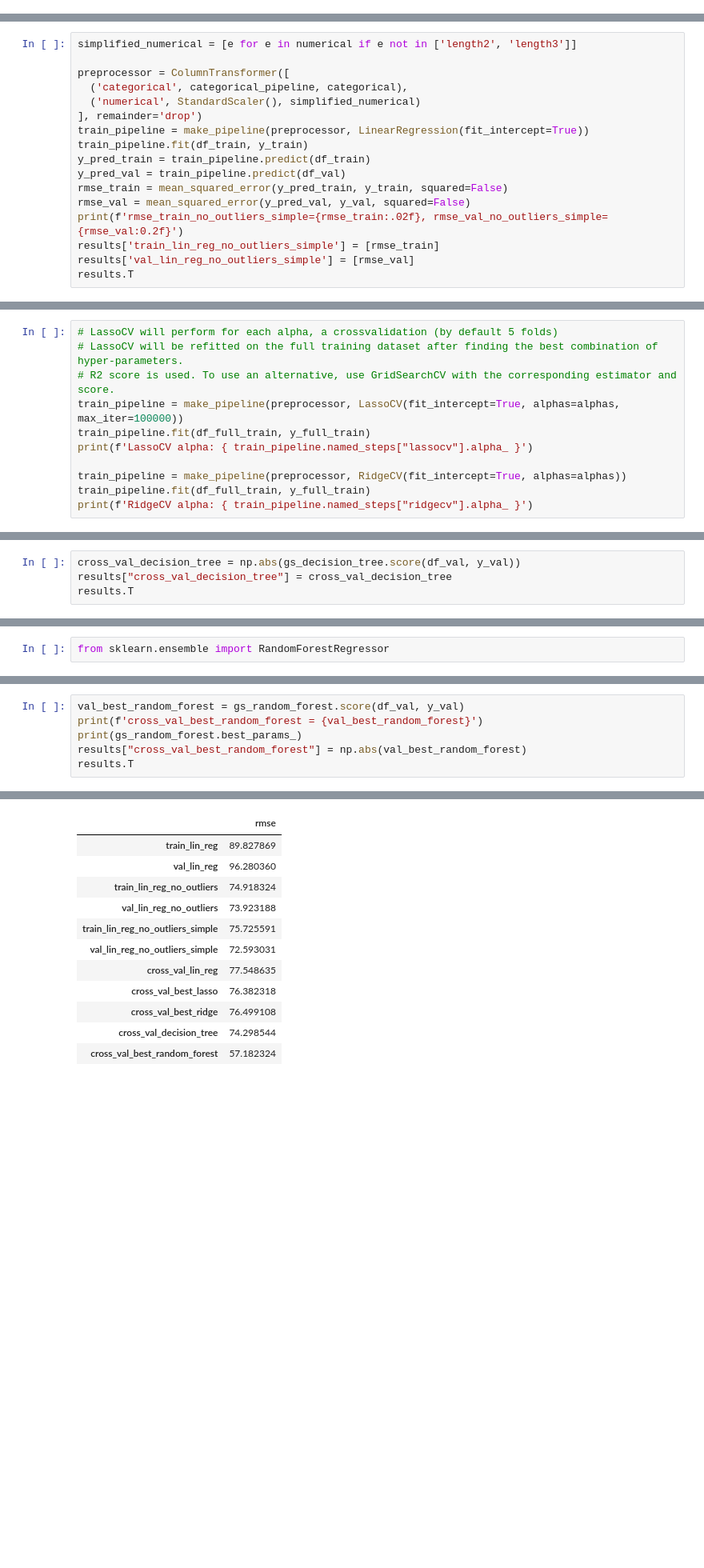
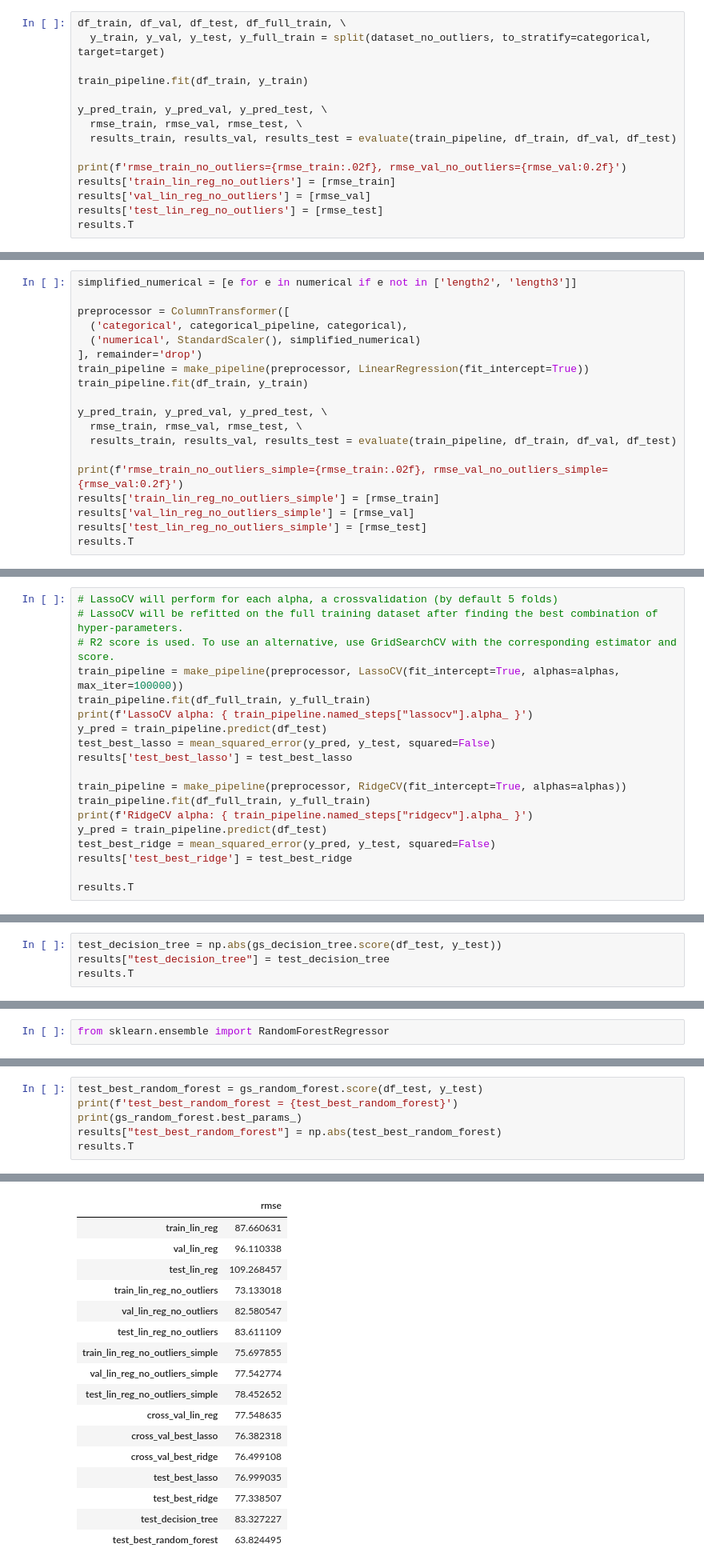
Before and after one commit to MarcosMJD/ml-fish-weight-predition, a Jupyter notebook: development/notebook.ipynb, the cells around one changed output, grey strips where cells are left out. Shown at 80% size. Saved outputs shown, nothing was run; the diff lists cells and outputs as text; blank space fills up the shorter version.

```diff
--- a/development/notebook.ipynb
+++ b/development/notebook.ipynb
@@ -437,0 +487,15 @@ rmse_train_no_outliers=74.92, rmse_val_no_outliers=73.92
+# %%
+df_train, df_val, df_test, df_full_train, \
+  y_train, y_val, y_test, y_full_train = split(dataset_no_outliers, to_stratify=categorical, target=target)
+
+train_pipeline.fit(df_train, y_train)
+
+y_pred_train, y_pred_val, y_pred_test, \
+  rmse_train, rmse_val, rmse_test, \
+  results_train, results_val, results_test = evaluate(train_pipeline, df_train, df_val, df_test)
+
+print(f'rmse_train_no_outliers={rmse_train:.02f}, rmse_val_no_outliers={rmse_val:0.2f}')
+results['train_lin_reg_no_outliers'] = [rmse_train]
+results['val_lin_reg_no_outliers'] = [rmse_val]
+results['test_lin_reg_no_outliers'] = [rmse_test]
+results.T
@@ -449,12 +522,14 @@ preprocessor = ColumnTransformer([
 ], remainder='drop')
 train_pipeline = make_pipeline(preprocessor, LinearRegression(fit_intercept=True))
 train_pipeline.fit(df_train, y_train)
-y_pred_train = train_pipeline.predict(df_train)
-y_pred_val = train_pipeline.predict(df_val)
-rmse_train = mean_squared_error(y_pred_train, y_train, squared=False)
-rmse_val = mean_squared_error(y_pred_val, y_val, squared=False)
+
+y_pred_train, y_pred_val, y_pred_test, \
+  rmse_train, rmse_val, rmse_test, \
+  results_train, results_val, results_test = evaluate(train_pipeline, df_train, df_val, df_test)
+
 print(f'rmse_train_no_outliers_simple={rmse_train:.02f}, rmse_val_no_outliers_simple={rmse_val:0.2f}')
 results['train_lin_reg_no_outliers_simple'] = [rmse_train]
 results['val_lin_reg_no_outliers_simple'] = [rmse_val]
+results['test_lin_reg_no_outliers_simple'] = [rmse_test]
 results.T
 # %% [output]
@@ -585,10 +676,18 @@ Introduction to Statistical Learning:
 train_pipeline = make_pipeline(preprocessor, LassoCV(fit_intercept=True, alphas=alphas, max_iter=100000))
 train_pipeline.fit(df_full_train, y_full_train)
 print(f'LassoCV alpha: { train_pipeline.named_steps["lassocv"].alpha_ }')
+y_pred = train_pipeline.predict(df_test)
+test_best_lasso = mean_squared_error(y_pred, y_test, squared=False)
+results['test_best_lasso'] = test_best_lasso
 
 train_pipeline = make_pipeline(preprocessor, RidgeCV(fit_intercept=True, alphas=alphas))
 train_pipeline.fit(df_full_train, y_full_train)
 print(f'RidgeCV alpha: { train_pipeline.named_steps["ridgecv"].alpha_ }')
+y_pred = train_pipeline.predict(df_test)
+test_best_ridge = mean_squared_error(y_pred, y_test, squared=False)
+results['test_best_ridge'] = test_best_ridge
+
+results.T
 # %% [output]
 LassoCV alpha: 0.5
 RidgeCV alpha: 0.3
@@ -654,8 +768,8 @@ gs_decision_tree.cv_results_["mean_train_score"].mean()
 # %% [output]
 -89.84315054678969
 # %%
-cross_val_decision_tree = np.abs(gs_decision_tree.score(df_val, y_val))
-results["cross_val_decision_tree"] = cross_val_decision_tree
+test_decision_tree = np.abs(gs_decision_tree.score(df_test, y_test))
+results["test_decision_tree"] = test_decision_tree
 results.T
 # %% [output]
 |  | rmse |
@@ -738,9 +856,9 @@ GridSearchCV(cv=5,
                                                                   110, 120]}],
              scoring='neg_root_mean_squared_error', verbose=True)
 # %%
-val_best_random_forest = gs_random_forest.score(df_val, y_val)
-print(f'cross_val_best_random_forest = {val_best_random_forest}')
+test_best_random_forest = gs_random_forest.score(df_test, y_test)
+print(f'test_best_random_forest = {test_best_random_forest}')
 print(gs_random_forest.best_params_)
-results["cross_val_best_random_forest"] = np.abs(val_best_random_forest)
+results["test_best_random_forest"] = np.abs(test_best_random_forest)
 results.T
 # %% [output]
@@ -748,16 +866,21 @@ cross_val_best_random_forest = -57.18232371853975
 {'randomforestregressor__max_depth': 6, 'randomforestregressor__min_samples_leaf': 1, 'randomforestregressor__n_estimators': 80}
 |  | rmse |
-| train_lin_reg | 89.827869 |
-| val_lin_reg | 96.280360 |
-| train_lin_reg_no_outliers | 74.918324 |
-| val_lin_reg_no_outliers | 73.923188 |
-| train_lin_reg_no_outliers_simple | 75.725591 |
-| val_lin_reg_no_outliers_simple | 72.593031 |
+| train_lin_reg | 87.660631 |
+| val_lin_reg | 96.110338 |
+| test_lin_reg | 109.268457 |
+| train_lin_reg_no_outliers | 73.133018 |
+| val_lin_reg_no_outliers | 82.580547 |
+| test_lin_reg_no_outliers | 83.611109 |
+| train_lin_reg_no_outliers_simple | 75.697855 |
+| val_lin_reg_no_outliers_simple | 77.542774 |
+| test_lin_reg_no_outliers_simple | 78.452652 |
 | cross_val_lin_reg | 77.548635 |
 | cross_val_best_lasso | 76.382318 |
 | cross_val_best_ridge | 76.499108 |
-| cross_val_decision_tree | 74.298544 |
-| cross_val_best_random_forest | 57.182324 |
+| test_best_lasso | 76.999035 |
+| test_best_ridge | 77.338507 |
+| test_decision_tree | 83.327227 |
+| test_best_random_forest | 63.824495 |
 # %% [markdown]
 Important improvement with the RandomForestRegressor, as it would be advisable
 # %% [markdown]
```
Also changed, not shown: parts of 63 cells of this notebook, 4 other files.
